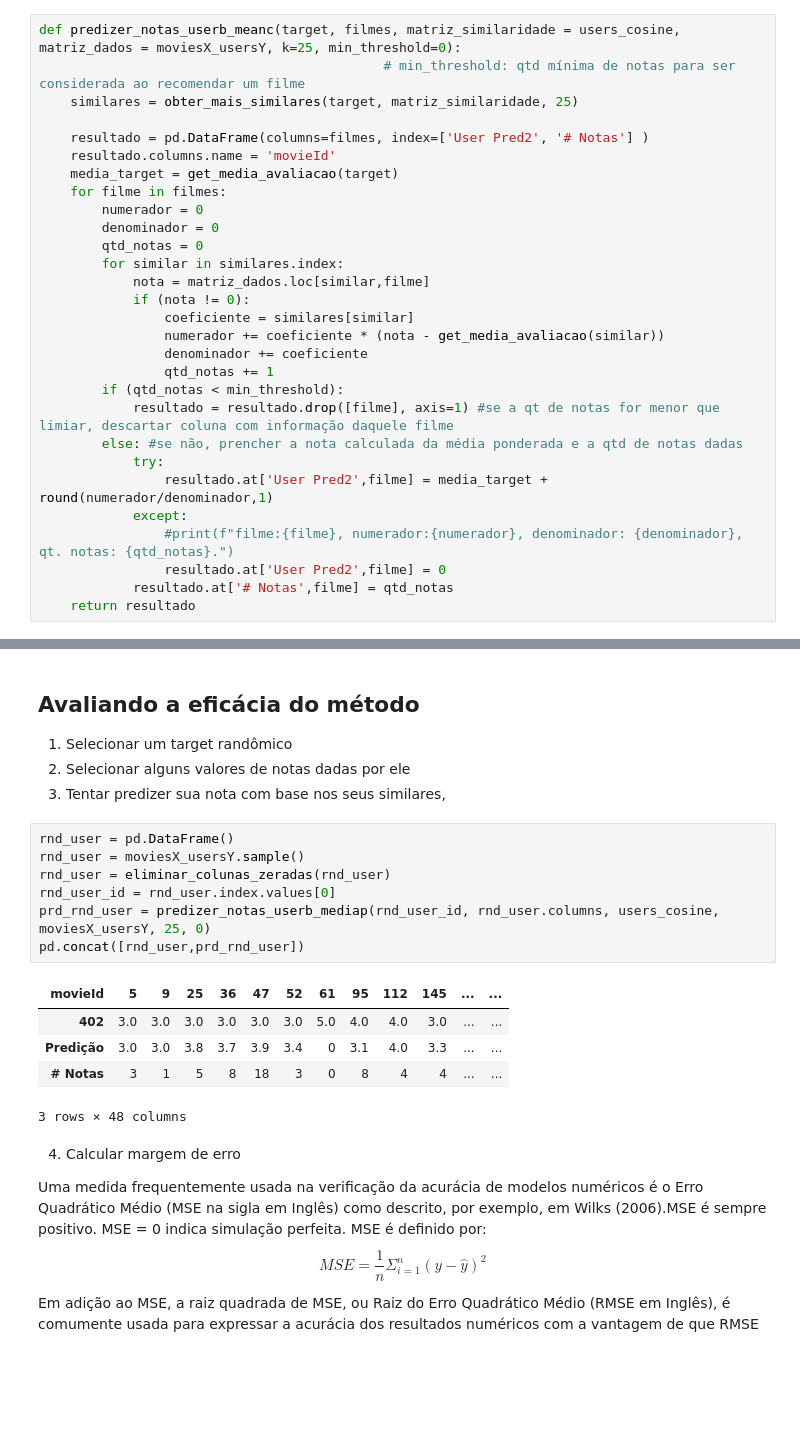
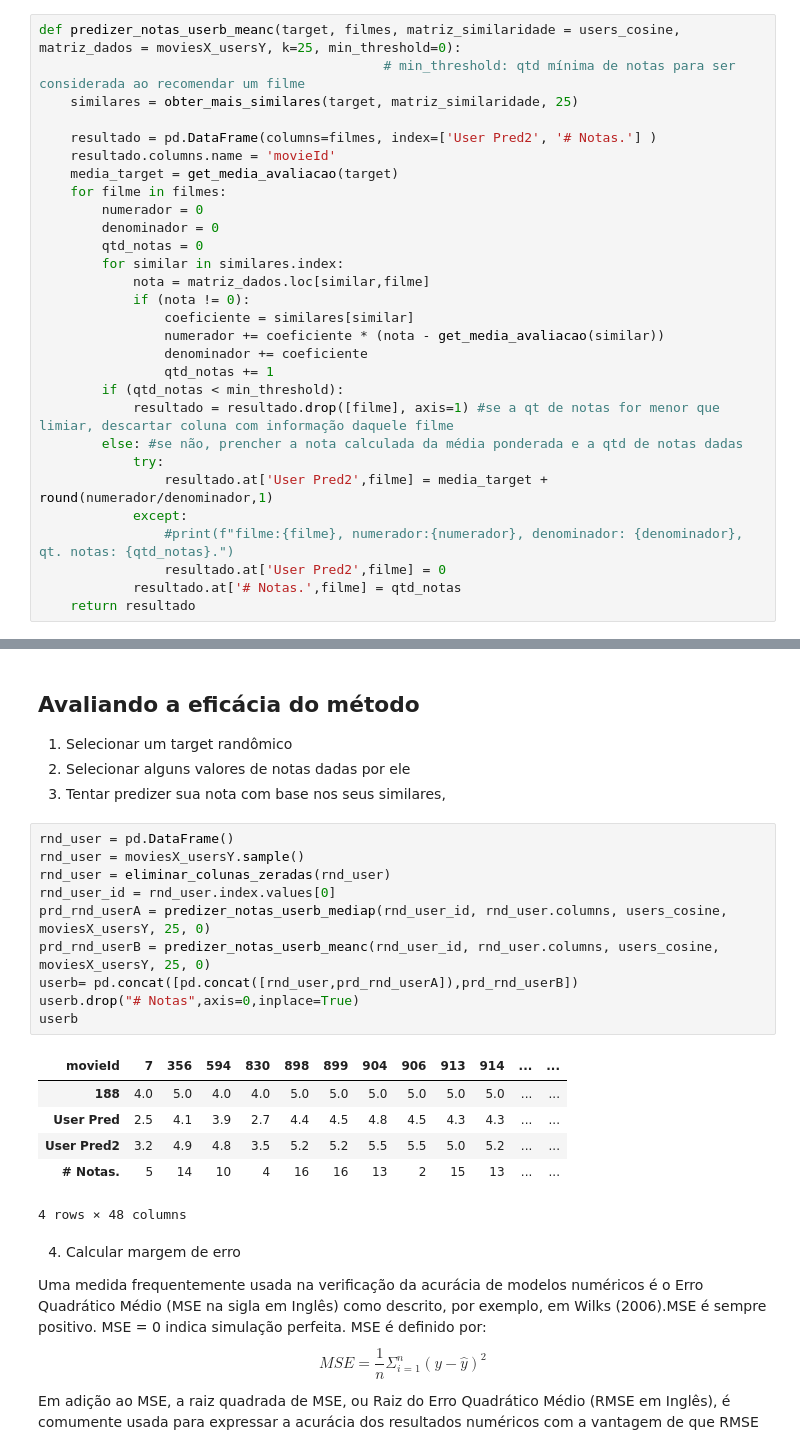
Before and after one commit to xnes/recsys, a Jupyter notebook: rec_sys_apresentacao.ipynb, the cells around one changed output, grey strips where cells are left out. Cells and saved outputs as stored; diff of their text form; blank space fills up the shorter version.

```diff
--- a/rec_sys_apresentacao.ipynb
+++ b/rec_sys_apresentacao.ipynb
@@ -300,7 +300,7 @@ def predizer_notas_userb_meanc(target, filmes, matriz_similaridade = users_cosin
                                             # min_threshold: qtd mínima de notas para ser considerada ao recomendar um filme
     similares = obter_mais_similares(target, matriz_similaridade, 25)
 
-    resultado = pd.DataFrame(columns=filmes, index=['User Pred2', '# Notas'] )
+    resultado = pd.DataFrame(columns=filmes, index=['User Pred2', '# Notas.'] )
     resultado.columns.name = 'movieId'
     media_target = get_media_avaliacao(target)
     for filme in filmes:
@@ -322,7 +322,7 @@ def predizer_notas_userb_meanc(target, filmes, matriz_similaridade = users_cosin
             except:
                 #print(f"filme:{filme}, numerador:{numerador}, denominador: {denominador}, qt. notas: {qtd_notas}.")
                 resultado.at['User Pred2',filme] = 0
-            resultado.at['# Notas',filme] = qtd_notas
+            resultado.at['# Notas.',filme] = qtd_notas
     return resultado
 # %%
 qtd_sugestoes = 20 #qtd de sugestões para exibir na tela
@@ -360,16 +360,20 @@ recomendacao.T.sort_values(by=['User Pred2','# Notas',],ascending=False).head(qt
 # %%
 rnd_user = pd.DataFrame()
 rnd_user = moviesX_usersY.sample()
 rnd_user = eliminar_colunas_zeradas(rnd_user)
 rnd_user_id = rnd_user.index.values[0]
-prd_rnd_user = predizer_notas_userb_mediap(rnd_user_id, rnd_user.columns, users_cosine, moviesX_usersY, 25, 0)
-pd.concat([rnd_user,prd_rnd_user])
+prd_rnd_userA = predizer_notas_userb_mediap(rnd_user_id, rnd_user.columns, users_cosine, moviesX_usersY, 25, 0)
+prd_rnd_userB = predizer_notas_userb_meanc(rnd_user_id, rnd_user.columns, users_cosine, moviesX_usersY, 25, 0)
+userb= pd.concat([pd.concat([rnd_user,prd_rnd_userA]),prd_rnd_userB])
+userb.drop("# Notas",axis=0,inplace=True)
+userb
 # %% [output]
-| movieId | 5 | 9 | 25 | 36 | 47 | 52 | 61 | 95 | 112 | 145 | ... | ... |
-| 402 | 3.0 | 3.0 | 3.0 | 3.0 | 3.0 | 3.0 | 5.0 | 4.0 | 4.0 | 3.0 | ... | ... |
-| Predição | 3.0 | 3.0 | 3.8 | 3.7 | 3.9 | 3.4 | 0 | 3.1 | 4.0 | 3.3 | ... | ... |
-| # Notas | 3 | 1 | 5 | 8 | 18 | 3 | 0 | 8 | 4 | 4 | ... | ... |
+| movieId | 7 | 356 | 594 | 830 | 898 | 899 | 904 | 906 | 913 | 914 | ... | ... |
+| 188 | 4.0 | 5.0 | 4.0 | 4.0 | 5.0 | 5.0 | 5.0 | 5.0 | 5.0 | 5.0 | ... | ... |
+| User Pred | 2.5 | 4.1 | 3.9 | 2.7 | 4.4 | 4.5 | 4.8 | 4.5 | 4.3 | 4.3 | ... | ... |
+| User Pred2 | 3.2 | 4.9 | 4.8 | 3.5 | 5.2 | 5.2 | 5.5 | 5.5 | 5.0 | 5.2 | ... | ... |
+| # Notas. | 5 | 14 | 10 | 4 | 16 | 16 | 13 | 2 | 15 | 13 | ... | ... |
-3 rows × 48 columns
+4 rows × 48 columns
 # %% [markdown]
 4. Calcular margem de erro
 
```
Also changed, not shown: parts of 7 cells of this notebook.
